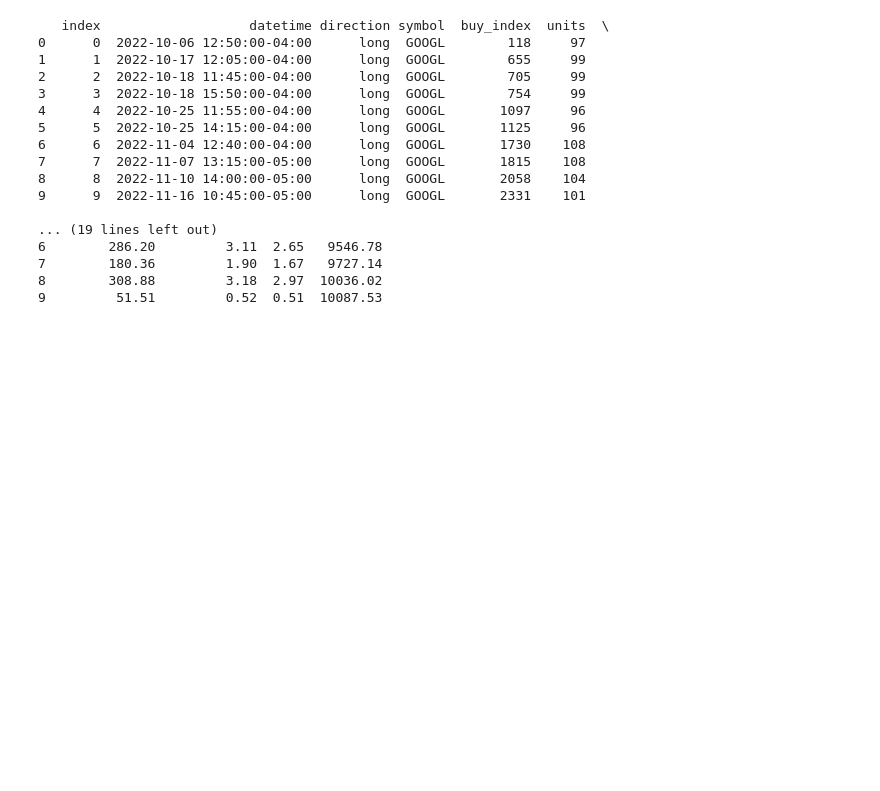
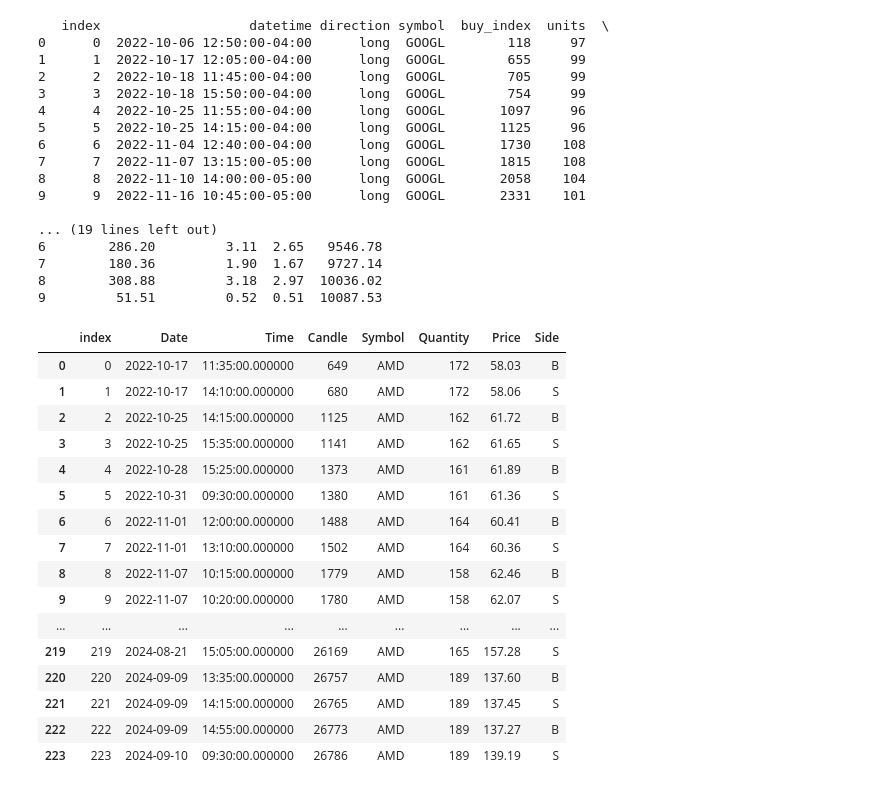
Before and after one commit to gastoncs/jupyter-docker, a Jupyter notebook: app/src/backtesting/squeez/backtest_report.ipynb, the cells around one changed output. Cells and saved outputs as stored; diff of their text form; code cells hidden in the pictures; blank space fills up the shorter version.

Commit message:
Added a new trading vow log

```diff
--- a/app/src/backtesting/squeez/backtest_report.ipynb
+++ b/app/src/backtesting/squeez/backtest_report.ipynb
@@ -85,3 +112,32 @@ con.close()
 7        180.36         1.90  1.67   9727.14
 8        308.88         3.18  2.97  10036.02
 9         51.51         0.52  0.51  10087.53
+# %%
+import sqlite3 as sq3
+import pandas as pd
+
+con = sq3.connect('trading_vow.sql')
+df = pd.read_sql_query("SELECT * FROM data", con)
+con.close()
+
+#result = df[df["symbol"]== 'GOOGL']
+pd.set_option('display.max_rows', None)
+display(df)
+# %% [output]
+|  | index | Date | Time | Candle | Symbol | Quantity | Price | Side |
+| 0 | 0 | 2022-10-17 | 11:35:00.000000 | 649 | AMD | 172 | 58.03 | B |
+| 1 | 1 | 2022-10-17 | 14:10:00.000000 | 680 | AMD | 172 | 58.06 | S |
+| 2 | 2 | 2022-10-25 | 14:15:00.000000 | 1125 | AMD | 162 | 61.72 | B |
+| 3 | 3 | 2022-10-25 | 15:35:00.000000 | 1141 | AMD | 162 | 61.65 | S |
+| 4 | 4 | 2022-10-28 | 15:25:00.000000 | 1373 | AMD | 161 | 61.89 | B |
+| 5 | 5 | 2022-10-31 | 09:30:00.000000 | 1380 | AMD | 161 | 61.36 | S |
+| 6 | 6 | 2022-11-01 | 12:00:00.000000 | 1488 | AMD | 164 | 60.41 | B |
+| 7 | 7 | 2022-11-01 | 13:10:00.000000 | 1502 | AMD | 164 | 60.36 | S |
+| 8 | 8 | 2022-11-07 | 10:15:00.000000 | 1779 | AMD | 158 | 62.46 | B |
+| 9 | 9 | 2022-11-07 | 10:20:00.000000 | 1780 | AMD | 158 | 62.07 | S |
+| ... | ... | ... | ... | ... | ... | ... | ... | ... |
+| 219 | 219 | 2024-08-21 | 15:05:00.000000 | 26169 | AMD | 165 | 157.28 | S |
+| 220 | 220 | 2024-09-09 | 13:35:00.000000 | 26757 | AMD | 189 | 137.60 | B |
+| 221 | 221 | 2024-09-09 | 14:15:00.000000 | 26765 | AMD | 189 | 137.45 | S |
+| 222 | 222 | 2024-09-09 | 14:55:00.000000 | 26773 | AMD | 189 | 137.27 | B |
+| 223 | 223 | 2024-09-10 | 09:30:00.000000 | 26786 | AMD | 189 | 139.19 | S |
```
Also changed, not shown: parts of 2 cells of this notebook, 4 other files.
